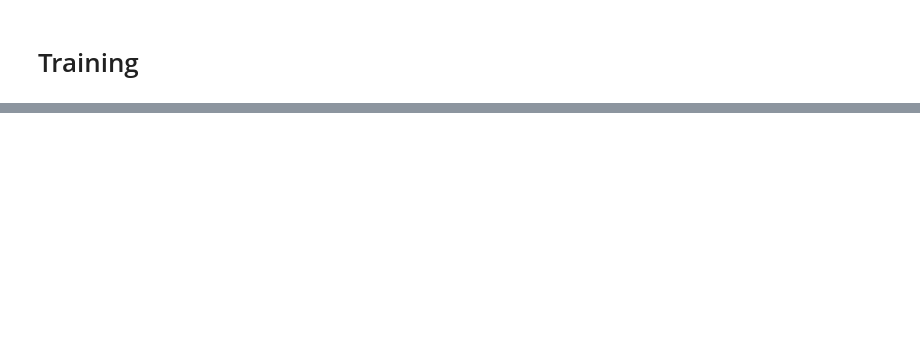
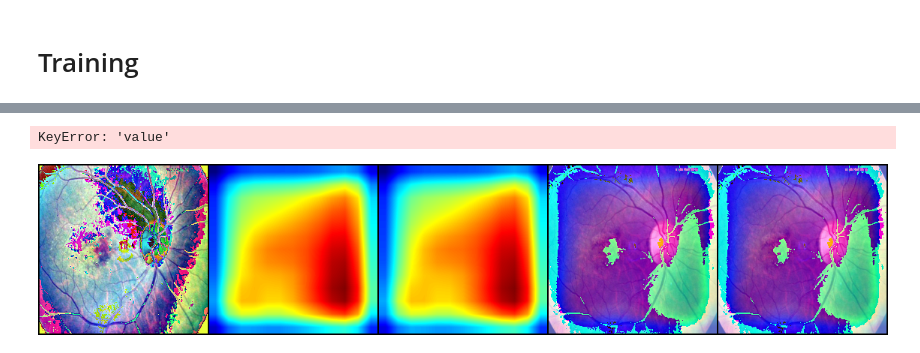
Before and after one commit to SriramPingali/Fundus-Quality-Detection, a Jupyter notebook: Fundus.ipynb, the cells around one changed output, grey strips where cells are left out. Drawn from its saved outputs; the diff is of its cells as text; code cells hidden in the pictures; blank space fills up the shorter version.

Commit message:
Add GradCAM feature
Allows us to visualize gradents which cause required activations.

```diff
--- a/Fundus.ipynb
+++ b/Fundus.ipynb
@@ -157,0 +139,3 @@ utils.evaluate(val_loader)
+# %%
+config = dict(model_type='alexnet', arch=cnn, layer_name='features_11')
+config['arch'].to(device).eval()
@@ -157,0 +160,37 @@ utils.evaluate(val_loader)
+# %%
+# cams = [
+#     [cls.from_config(**config) for cls in (GradCAM, GradCAMpp)]
+#     for config in configs
+# ]
+from gradcam.utils import visualize_cam
+from gradcam import GradCAM, GradCAMpp
+from torchvision.utils import make_grid, save_image
+
+gradcam, gradcam_pp = [cls.from_config(**config) for cls in (GradCAM, GradCAMpp)]
+# %%
+from PIL import Image
+pil_img = Image.open('DRIMDB/good/drimdb_good (30).jpg')
+# pil_img = pil_img.convert('RGB')
+import torchvision.transforms as transforms
+torch_img = transforms.Compose([
+    transforms.Resize((224, 224)),
+    transforms.ToTensor()
+])(pil_img).to(device)
+normed_torch_img = transforms.Normalize([0.485, 0.456, 0.406], [0.229, 0.224, 0.225])(torch_img)[None]
+# %%
+images = []
+mask, _ = gradcam(normed_torch_img)
+heatmap, result = visualize_cam(mask, normed_torch_img)
+
+mask_pp, _ = gradcam_pp(normed_torch_img)
+heatmap_pp, result_pp = visualize_cam(mask_pp, torch_img)
+
+images.extend([torch_img.cpu(), heatmap, heatmap_pp, result, result_pp])
+
+grid_image = make_grid(images, nrow=5)
+# %% [output]
+KeyError: 'value'
+# %%
+transforms.ToPILImage()(grid_image)
+# %% [output]
+[figure, added]
```
Also changed, not shown: parts of 15 cells of this notebook, 2 other files.
